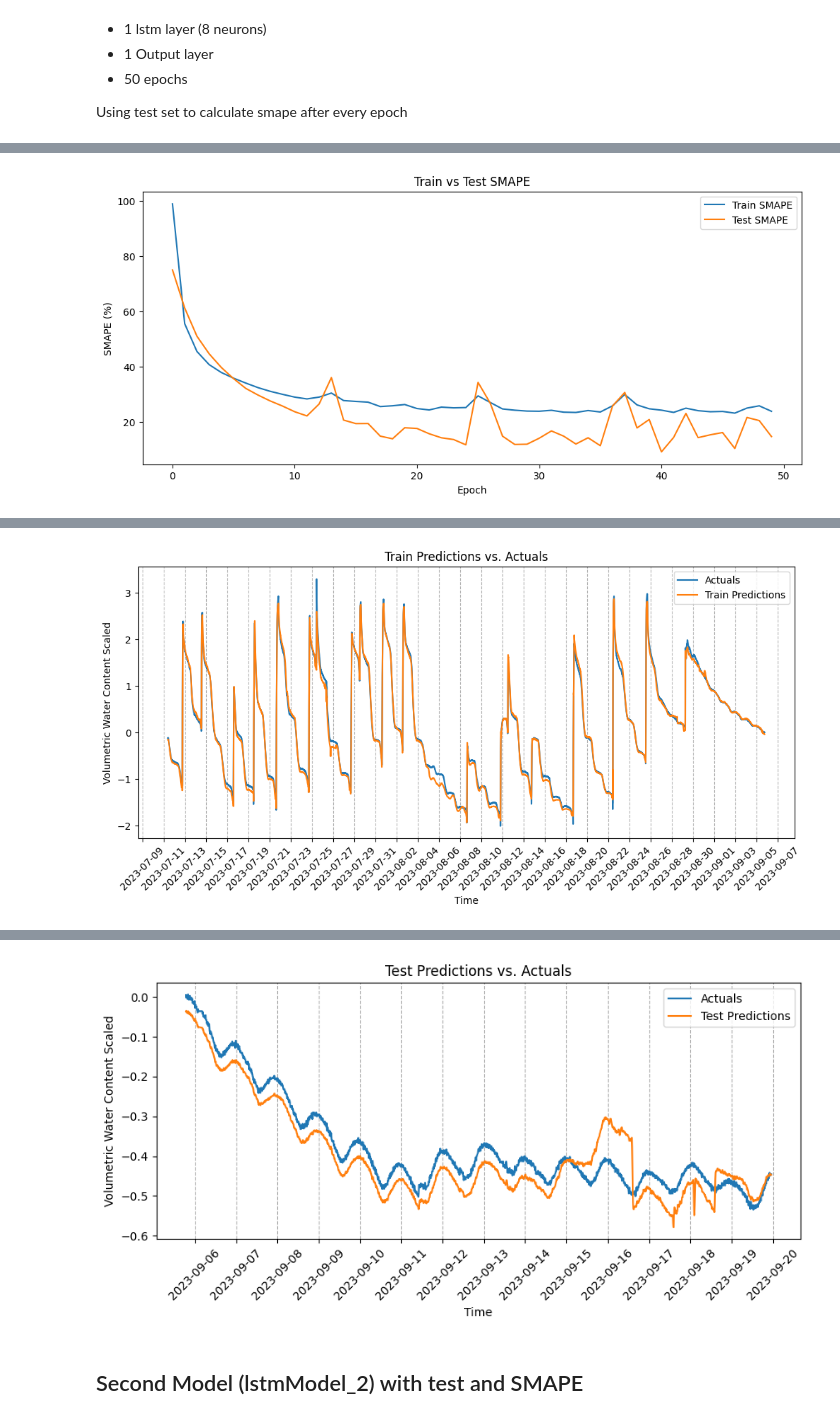
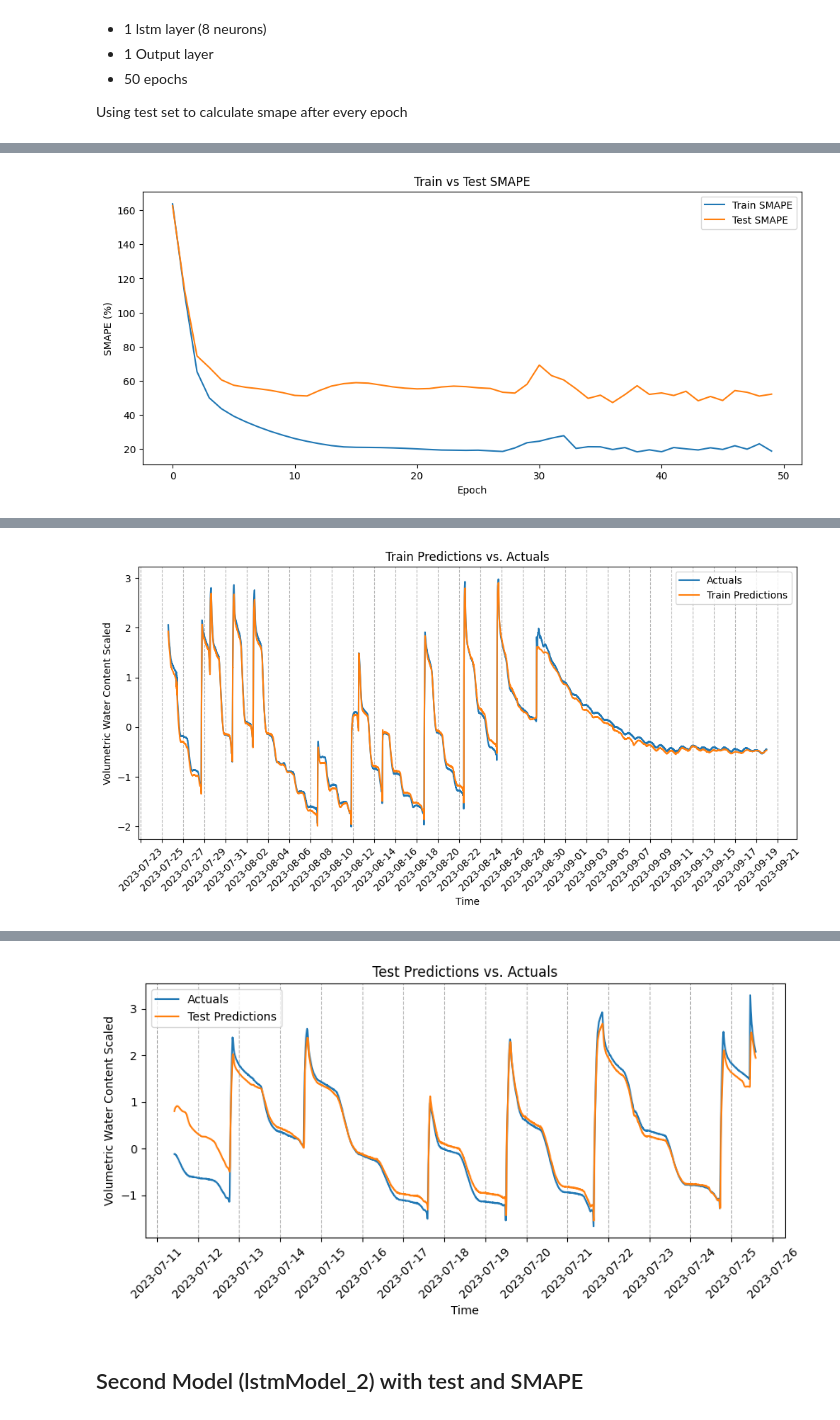
Before and after one commit to matteoc-unipr/TESI_ML_Stuard, a Jupyter notebook: models-stuard2023.ipynb, the cells around one changed output, grey strips where cells are left out. Drawn from its saved outputs; the diff is of its cells as text; code cells hidden in the pictures.

```diff
--- a/models-stuard2023.ipynb
+++ b/models-stuard2023.ipynb
@@ -45,6 +43,9 @@ df_scaled
 <h3> Organizing data in time series <h3>
 # %%
 # Data Preparation for neural network
+
+
+
 def singleStepSampler(df, window):
     xRes = []
     yRes = []
@@ -56,6 +57,19 @@ def singleStepSampler(df, window):
         xRes.append(res)
         yRes.append(df[['soil_vwc']].iloc[i + window].values)
     return np.array(xRes), np.array(yRes)
+
+
+def multiStepSampler(df, window, future_steps, step_size):
+    xRes = []
+    yRes = []
+    for i in range(0, len(df) - (window * step_size) - future_steps + 1):
+        res = []
+        for j in range(0, window):
+            r = df.iloc[i + j * step_size].values
+            res.append(r)
+        xRes.append(res)
+        yRes.append(df[['soil_vwc']].iloc[i + window * step_size + future_steps - 1].values)
+    return np.array(xRes), np.array(yRes)
 # %% [markdown]
 For now using Window size = 5 and 80%-20% train-test suddivision
 # %%
@@ -67,17 +81,17 @@ df_scaled = pd.read_excel("./2023-stuard/df_best_scaled.xlsx", index_col=0)
 
 # Costant values:
 WINDOWS_SIZE = 5
-SPLIT = 0.8
+SPLIT = 0.2
+FUTURE_STEPS = 6  # Number of Future steps that we want to predict
+STEP_SIZE = 6
 
-X_temp, y_temp = singleStepSampler(df_scaled, WINDOWS_SIZE)
+X_temp, y_temp = multiStepSampler(df_scaled, WINDOWS_SIZE, FUTURE_STEPS, STEP_SIZE )
 
 # Split data into training and testing
-X_train = X_temp[:int(SPLIT * len(X_temp))]
-y_train = y_temp[:int(SPLIT * len(y_temp))]
-X_test = X_temp[int(SPLIT * len(X_temp)):]
-y_test = y_temp[int(SPLIT * len(y_temp)):]
-
-
+X_train = X_temp[int(SPLIT * len(X_temp)):]
+y_train = y_temp[int(SPLIT * len(y_temp)):]
+X_test = X_temp[:int(SPLIT * len(X_temp))]
+y_test = y_temp[:int(SPLIT * len(y_temp))]
 
 
 X_train.shape, y_train.shape, X_test.shape, y_test.shape  # Check shapes
@@ -352,7 +360,9 @@ train_predictions = lstmModel_1.predict(X_train).flatten()
 y_train = y_train.flatten()
 
 # Ensure df_copy contains the 'timestamp' column
-timestamp_training = df_copy['timestamp'].iloc[:int(SPLIT * len(X_temp))]
+timestamp_training = df_copy['timestamp'].iloc[int(SPLIT * len(X_temp)):]
+timestamp_training = timestamp_training[:-5]
+
 train_results = pd.DataFrame(data={'timestamp':timestamp_training, 'Train Predictions':train_predictions, 'Actuals':y_train})
 
 # Plot the test results
@@ -381,8 +391,7 @@ plt.show()
 test_predicions = lstmModel_1.predict(X_test).flatten()
 y_test = y_test.flatten()
 
-timestamp_testing = df_copy['timestamp'].iloc[int(SPLIT * len(X_temp)):].reset_index(drop=True)
-timestamp_testing = timestamp_testing[:-5] # Drop last 5 values to match the length of test_predictions
+timestamp_testing = df_copy['timestamp'].iloc[:int(SPLIT * len(X_temp))].reset_index(drop=True)
 
 test_results = pd.DataFrame(data={'timestamp':timestamp_testing, 'Test Predictions':test_predicions, 'Actuals':y_test})
 
@@ -438 +447 @@ Epoch 50 - Test Loss: 0.0022, Test MAE: 0.0417, Test SMAPE: 14.7232
-[figure, old version]
+[figure, new version]
@@ -440 +449 @@ Epoch 50 - Test Loss: 0.0022, Test MAE: 0.0417, Test SMAPE: 14.7232
-[figure, old version]
+[figure, new version]
@@ -442,4 +451,4 @@ Epoch 50 - Test Loss: 0.0022, Test MAE: 0.0417, Test SMAPE: 14.7232
-[figure, old version]
+[figure, new version]
 # %% [markdown]
 ## Second Model (lstmModel_2) with test and SMAPE
 # %% [markdown]
```
Also changed, not shown: parts of 18 cells of this notebook, 13 other files.
